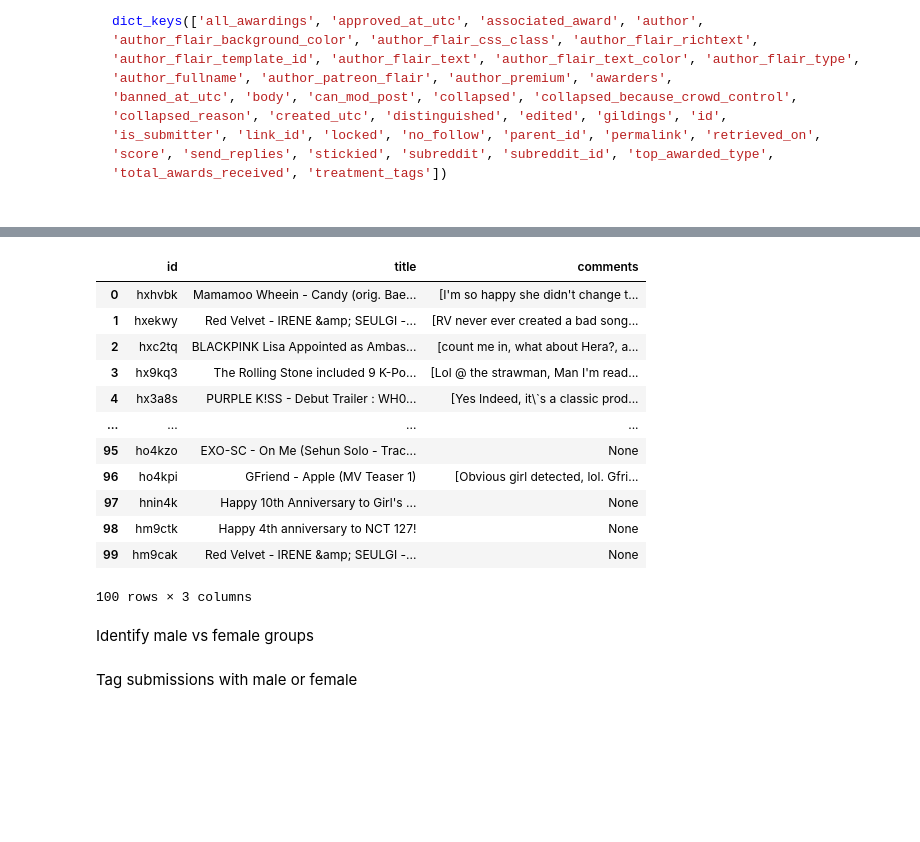
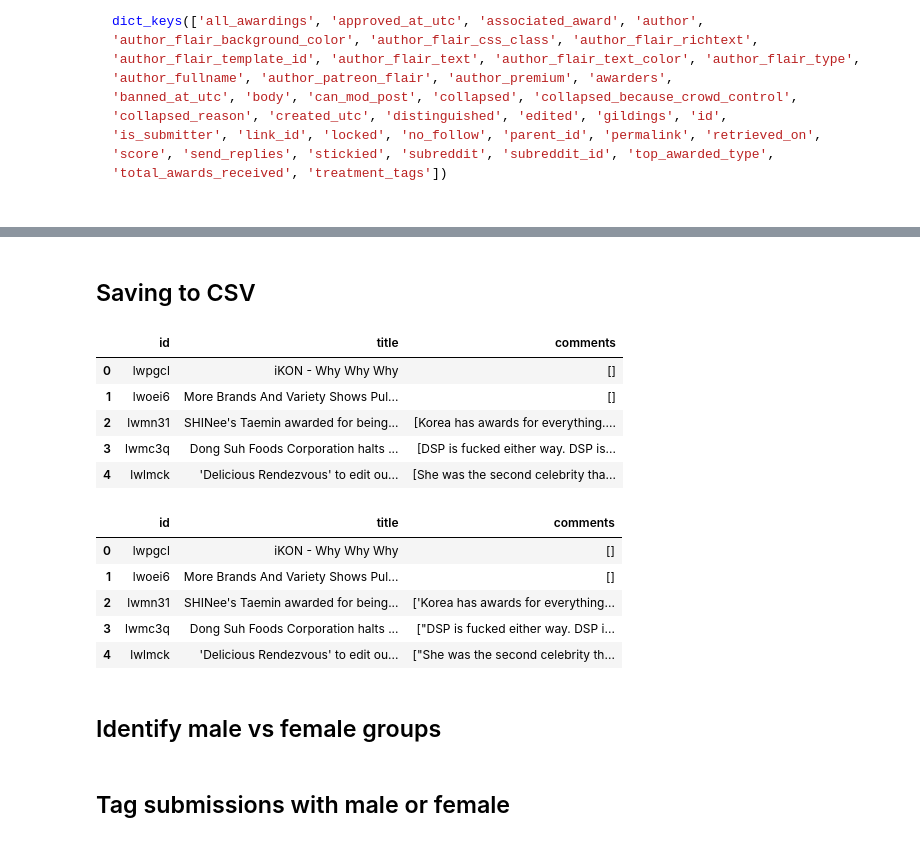
Before and after one commit to haydlite/r-kpop-discussion, a Jupyter notebook: data_collection.ipynb, the cells around one changed output, grey strips where cells are left out. Drawn from its saved outputs; the diff is of its cells as text; code cells hidden in the pictures; blank space fills up the shorter version.

```diff
--- a/data_collection.ipynb
+++ b/data_collection.ipynb
@@ -122,5 +127,3 @@ dict_keys(['all_awardings', 'approved_at_utc', 'associated_award', 'author', 'au
-# %%
-posts = load_data('data/rkpop-1000-posts.pkl')
 # %%
 post_ids = [post['id'] for post in posts]
 len(set(post_ids))
@@ -232,6 +185,0 @@ df.reset_index()
-# %%
-def get_comments_from_obj(post_id):
-    if post_id in comments:
-        return comments[post_id]
-    else:
-        return None
@@ -238,22 +206,25 @@ def get_comments_from_obj(post_id):
+# %% [markdown]
+## Saving to CSV
 # %%
+def get_comments_from_obj(post_id):
+    # ratchet
+    post_id_mod = post_id + '-50'
+    if post_id_mod in comments:
+        return comments[post_id_mod]
+    else:
+        return None
+
 df = pd.DataFrame.from_dict(post_ids_titles_dict, orient='index')
 comments_as_series = df.reset_index()['index'].apply(lambda post_id: get_comments_from_obj(post_id))
 df = df.reset_index()
 df['comments'] = comments_as_series
 df.columns = ['id', 'title', 'comments']
-df
+df.head()
 # %% [output]
 |  | id | title | comments |
-| 0 | hxhvbk | Mamamoo Wheein - Candy (orig. Bae... | [I'm so happy she didn't change t... |
-| 1 | hxekwy | Red Velvet - IRENE &amp; SEULGI -... | [RV never ever created a bad song... |
-| 2 | hxc2tq | BLACKPINK Lisa Appointed as Ambas... | [count me in, what about Hera?, a... |
-| 3 | hx9kq3 | The Rolling Stone included 9 K-Po... | [Lol @ the strawman, Man I'm read... |
-| 4 | hx3a8s | PURPLE K!SS - Debut Trailer : WH0... | [Yes Indeed, it\`s a classic prod... |
-| ... | ... | ... | ... |
-| 95 | ho4kzo | EXO-SC - On Me (Sehun Solo - Trac... | None |
-| 96 | ho4kpi | GFriend - Apple (MV Teaser 1) | [Obvious girl detected, lol. Gfri... |
-| 97 | hnin4k | Happy 10th Anniversary to Girl's ... | None |
-| 98 | hm9ctk | Happy 4th anniversary to NCT 127! | None |
-| 99 | hm9cak | Red Velvet - IRENE &amp; SEULGI -... | None |
+| 0 | lwpgcl | iKON - Why Why Why | [] |
+| 1 | lwoei6 | More Brands And Variety Shows Pul... | [] |
+| 2 | lwmn31 | SHINee's Taemin awarded for being... | [Korea has awards for everything.... |
+| 3 | lwmc3q | Dong Suh Foods Corporation halts ... | [DSP is fucked either way. DSP is... |
+| 4 | lwlmck | 'Delicious Rendezvous' to edit ou... | [She was the second celebrity tha... |
-100 rows × 3 columns
 # %%
@@ -261,7 +232,15 @@ df.to_csv('data/rkpop-data-2020-08-01.csv',index=False)
 # %%
-data_df = pd.read_csv('data/rkpop-data-2020-08-01.csv')
+data_df = pd.read_csv('data/rkpop-data-2021-03-04.csv')
+data_df.head()
+# %% [output]
+|  | id | title | comments |
+| 0 | lwpgcl | iKON - Why Why Why | [] |
+| 1 | lwoei6 | More Brands And Variety Shows Pul... | [] |
+| 2 | lwmn31 | SHINee's Taemin awarded for being... | ['Korea has awards for everything... |
+| 3 | lwmc3q | Dong Suh Foods Corporation halts ... | ["DSP is fucked either way. DSP i... |
+| 4 | lwlmck | 'Delicious Rendezvous' to edit ou... | ["She was the second celebrity th... |
 # %% [markdown]
-Identify male vs female groups
+## Identify male vs female groups
 # %%
 m_f_mapping = {'male': {'EXO', 'NCT', 'BTS', 'Stray Kids', 'G-Dragon', 'Big Bang',
                         'AB6IX', 'Golden Child', 'SEVENTEEN', 'Top Secret', 'TST',
@@ -279,4 +258,4 @@ m_f_mapping = {'male': {'EXO', 'NCT', 'BTS', 'Stray Kids', 'G-Dragon', 'Big Bang
 m_f_mapping['male'] = {g.lower() for g in m_f_mapping['male']}
 m_f_mapping['female'] = {g.lower() for g in m_f_mapping['female']}
 # %% [markdown]
-Tag submissions with male or female
+## Tag submissions with male or female
```
Also changed, not shown: parts of 21 cells of this notebook, 2 other files.
